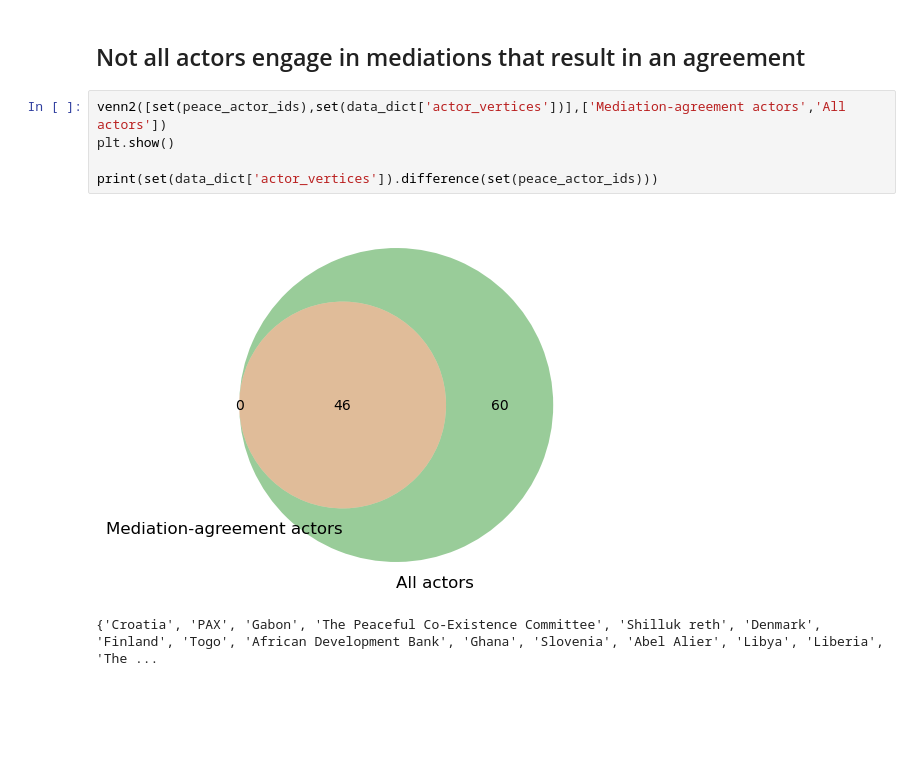
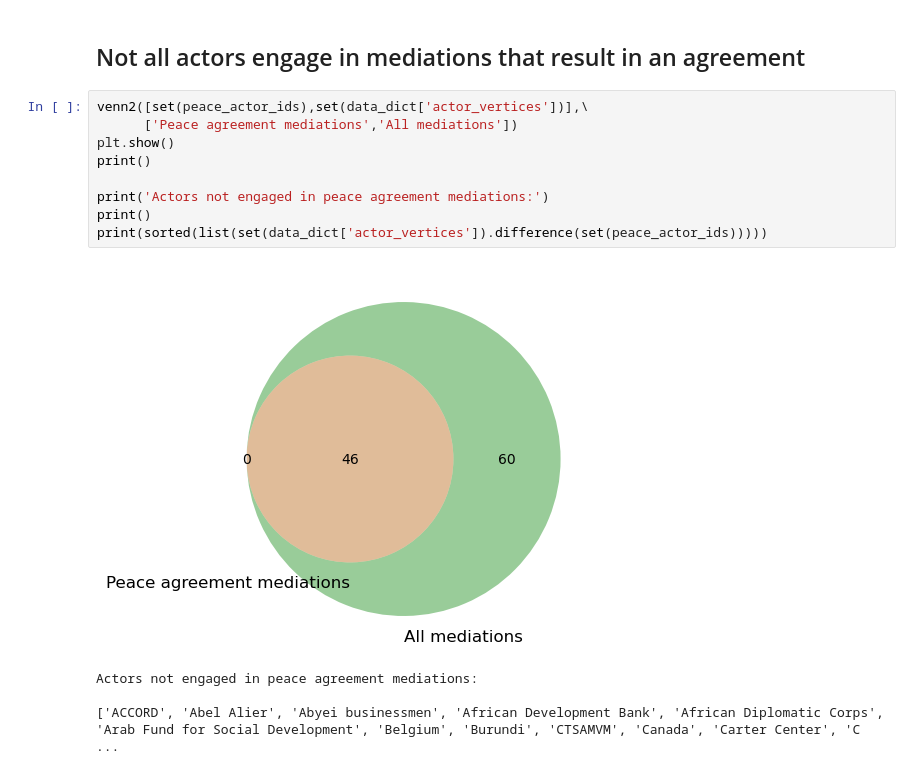
Before and after one commit to roybgardner/mediation, a Jupyter notebook: mediation_agreements_explorer.ipynb, the cells around one changed output. Drawn from its saved outputs; the diff is of its cells as text; blank space fills up the shorter version.

```diff
--- a/mediation_agreements_explorer.ipynb
+++ b/mediation_agreements_explorer.ipynb
@@ -79,11 +76,17 @@ plt.show()
 # %% [markdown]
 ## Not all actors engage in mediations that result in an agreement
 # %%
-venn2([set(peace_actor_ids),set(data_dict['actor_vertices'])],['Mediation-agreement actors','All actors'])
+venn2([set(peace_actor_ids),set(data_dict['actor_vertices'])],\
+      ['Peace agreement mediations','All mediations'])
 plt.show()
+print()
 
-print(set(data_dict['actor_vertices']).difference(set(peace_actor_ids)))
+print('Actors not engaged in peace agreement mediations:')
+print()
+print(sorted(list(set(data_dict['actor_vertices']).difference(set(peace_actor_ids)))))
 # %% [output]
-[figure, old version]
+[figure, new version]
-{'Croatia', 'PAX', 'Gabon', 'The Peaceful Co-Existence Committee', 'Shilluk reth', 'Denmark', 'Finland', 'Togo', 'African Development Bank', 'Ghana', 'Slovenia', 'Abel Alier', 'Libya', 'Liberia', 'The ...
+Actors not engaged in peace agreement mediations:
+
+['ACCORD', 'Abel Alier', 'Abyei businessmen', 'African Development Bank', 'African Diplomatic Corps', 'Arab Fund for Social Development', 'Belgium', 'Burundi', 'CTSAMVM', 'Canada', 'Carter Center', 'C ...
 # %% [markdown]
```
Also changed, not shown: parts of 8 cells of this notebook, 3 other files.
